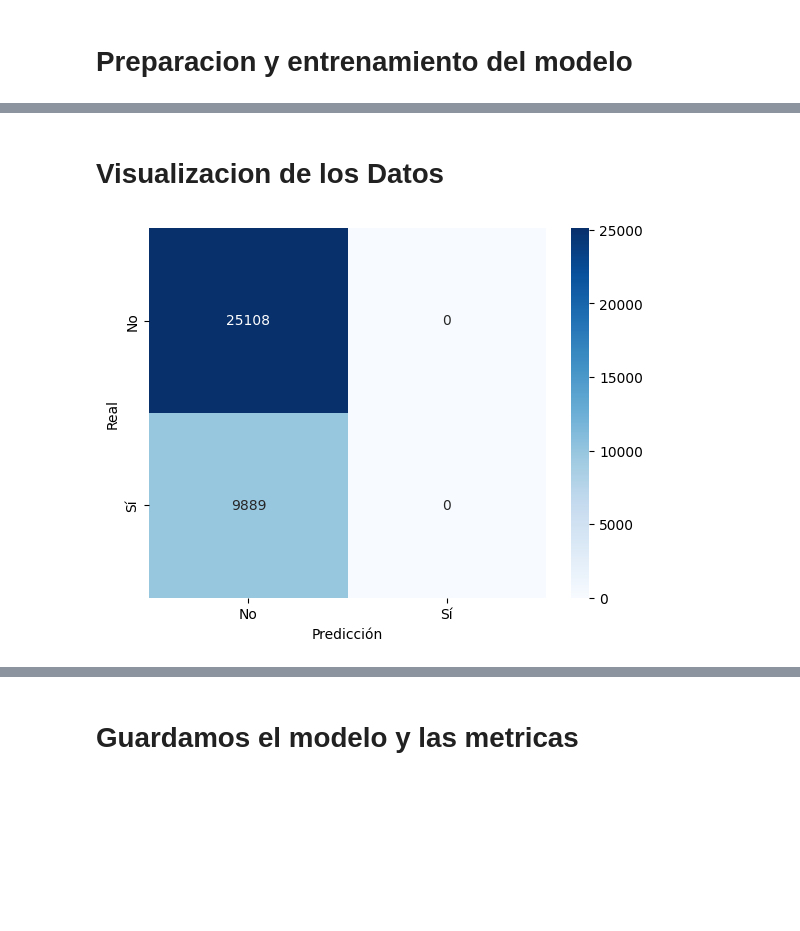
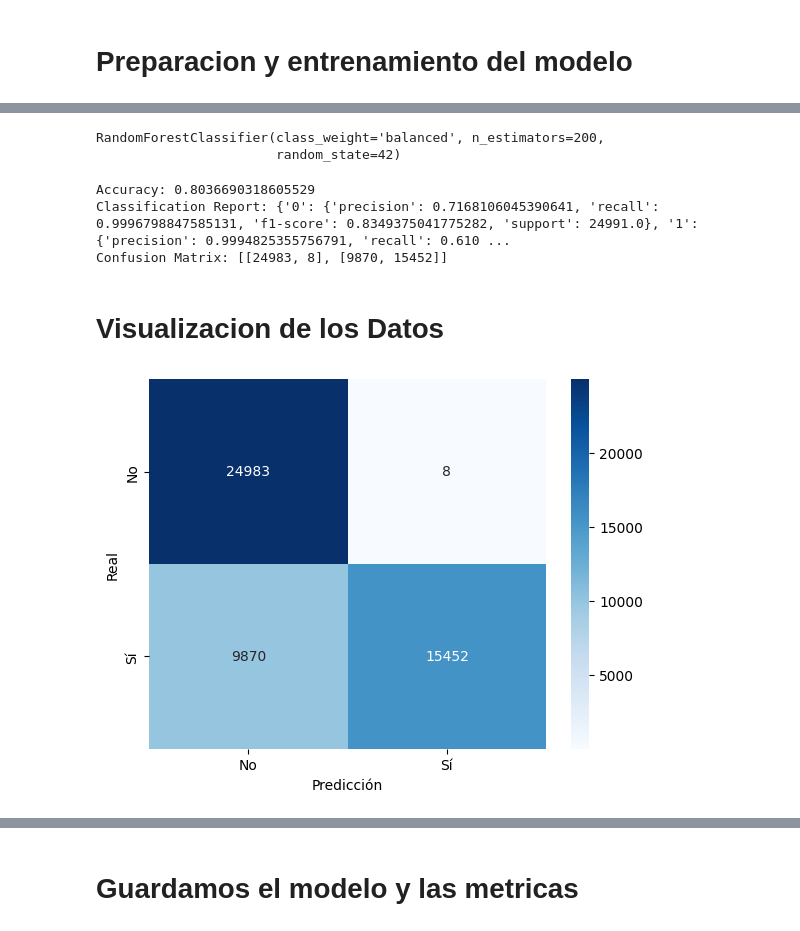
Before and after one commit to 24DavidM/ProyectoIA, a Jupyter notebook: SistemaPrediccion/notebooks/modelo.ipynb, the cells around one changed output, grey strips where cells are left out. Cells and saved outputs as stored; diff of their text form; code cells hidden in the pictures; blank space fills up the shorter version.

```diff
--- a/SistemaPrediccion/notebooks/modelo.ipynb
+++ b/SistemaPrediccion/notebooks/modelo.ipynb
@@ -171,3 +101,39 @@ Métricas completas exportadas a model_metrics.json
+# %%
+# Balancear datos con SMOTE
+sm = SMOTE(random_state=42)
+X_balanced, y_balanced = sm.fit_resample(X_encoded, y_encoded)
+# %%
+# Separar en train/test
+X_train, X_test, y_train, y_test = train_test_split(
+    X_balanced, y_balanced, test_size=0.2, random_state=42
+)
+# %%
+
+# Entrenar modelo con balanceo interno adicional
+model = RandomForestClassifier(
+    n_estimators=200,
+    random_state=42,
+    class_weight="balanced"  # para que sea robusto
+)
+model.fit(X_train, y_train)
+# %% [output]
+RandomForestClassifier(class_weight='balanced', n_estimators=200,
+                       random_state=42)
+# %%
+# Evaluar modelo
+y_pred = model.predict(X_test)
+
+acc = accuracy_score(y_test, y_pred)
+report = classification_report(y_test, y_pred, output_dict=True)
+conf_mat = confusion_matrix(y_test, y_pred).tolist()
+# %%
+print("Accuracy:", acc)
+print("Classification Report:", report)
+print("Confusion Matrix:", conf_mat)
+# %% [output]
+Accuracy: 0.8036690318605529
+Classification Report: {'0': {'precision': 0.7168106045390641, 'recall': 0.9996798847585131, 'f1-score': 0.8349375041775282, 'support': 24991.0}, '1': {'precision': 0.9994825355756791, 'recall': 0.610 ...
+Confusion Matrix: [[24983, 8], [9870, 15452]]
 # %% [markdown]
 # Visualizacion de los Datos
 # %%
@@ -175,13 +141,13 @@ import matplotlib.pyplot as plt
 import seaborn as sns
 # %%
 #MATRIZ DE CONFUSION
-cm = confusion_matrix(y_test, y_pred)
+cm = conf_mat
 sns.heatmap(cm, annot=True, fmt='d', cmap='Blues',
             xticklabels=['No', 'Sí'], yticklabels=['No', 'Sí'])
 plt.xlabel('Predicción')
 plt.ylabel('Real')
 plt.show()
 # %% [output]
-[figure, old version]
+[figure, new version]
 # %%
 # Visualizacion de las caracteristicas mas importantes
```
Also changed, not shown: parts of 17 cells of this notebook, 5 other files.
